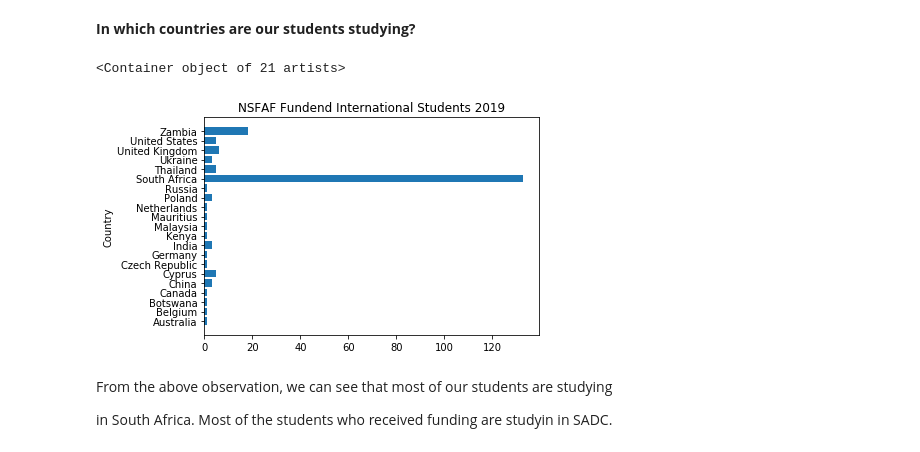
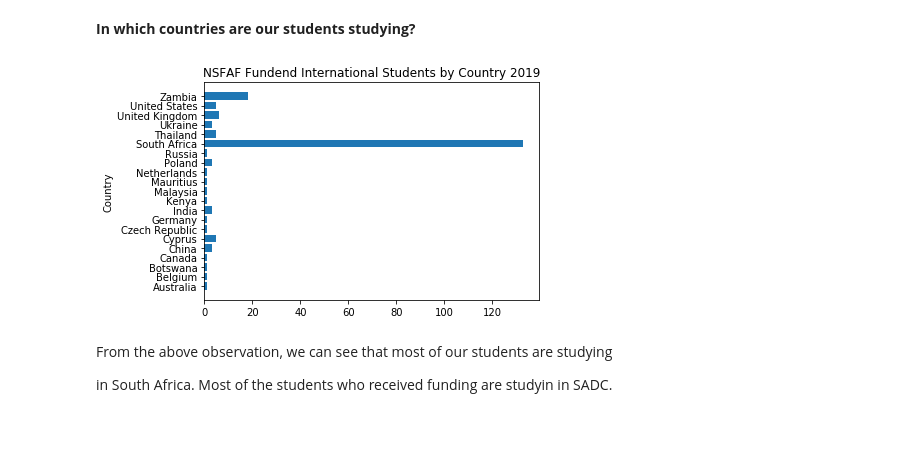
Before and after one commit to Kanhalelor/data-analysis, a Jupyter notebook: NSFAF DATA.ipynb, the cells around one changed output. Drawn from its saved outputs; the diff is of its cells as text; code cells hidden in the pictures.

```diff
--- a/NSFAF DATA.ipynb
+++ b/NSFAF DATA.ipynb
@@ -63,19 +63,19 @@ len(data.columns)
 # %%
 list_of_countries = list(data['Country'])
 countries_dict = {k: list_of_countries.count(k) for k in list_of_countries}
 
 X = []
 Y = []
 
 for k, v in countries_dict.items():
     X.append(k)
     Y.append(v)
-plt.title('NSFAF Fundend International Students 2019')
+plt.title('NSFAF Fundend International Students by Country 2019')
 plt.ylabel('Country')
 plt.barh(X, Y)
+plt.savefig('countries')
 # %% [output]
-<Container object of 21 artists>
-[figure, old version]
+[figure, new version]
 # %% [markdown]
 From the above observation, we can see that most of our students are studying
 
```
Also changed, not shown: 4 other files.
